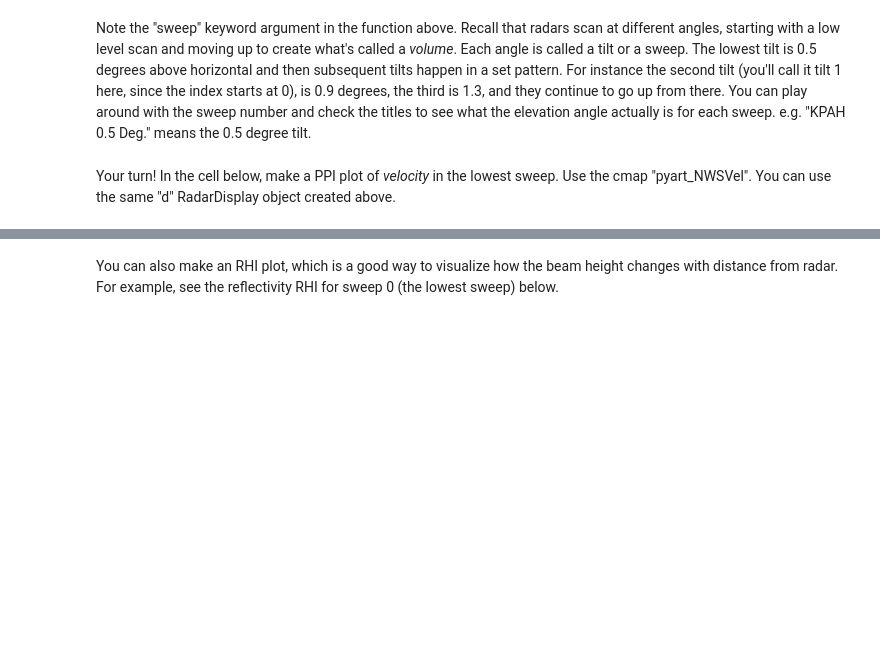
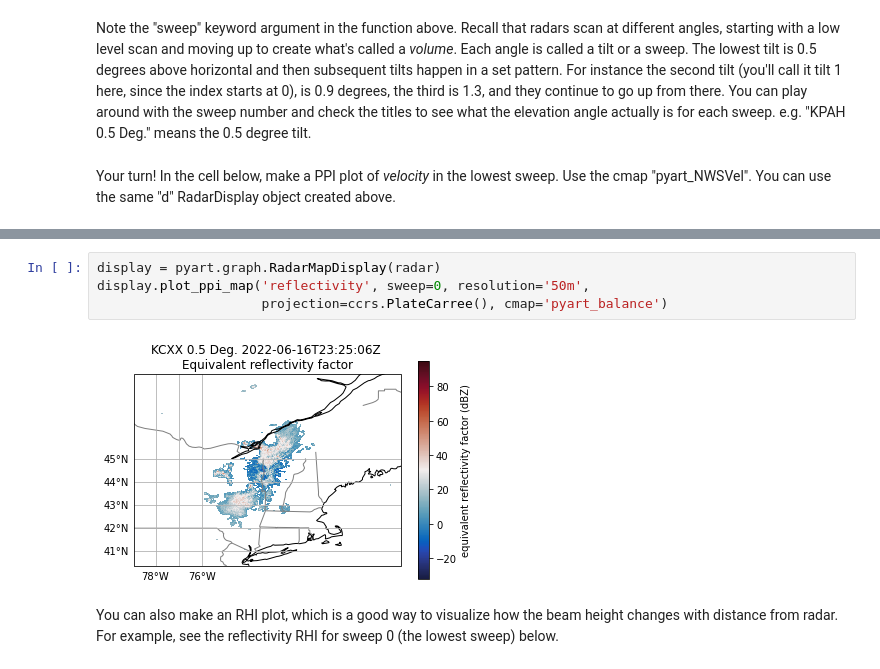
Before and after one commit to bfay14/radarintro, a Jupyter notebook: radar_intro.ipynb, the cells around one changed output, grey strips where cells are left out. Drawn from its saved outputs; the diff is of its cells as text; blank space fills up the shorter version.

```diff
--- a/radar_intro.ipynb
+++ b/radar_intro.ipynb
@@ -137,3 +236,9 @@ Your turn! In the cell below, make a PPI plot of _velocity_ in the lowest sweep.
+# %%
+display = pyart.graph.RadarMapDisplay(radar)
+display.plot_ppi_map('reflectivity', sweep=0, resolution='50m',
+                     projection=ccrs.PlateCarree(), cmap='pyart_balance')
+# %% [output]
+[figure, added]
 # %% [markdown]
 You can also make an RHI plot, which is a good way to visualize how the beam height changes with distance from radar. For example, see the reflectivity RHI for sweep 0 (the lowest sweep) below.
 # %%
```
Also changed, not shown: parts of 22 cells of this notebook.
